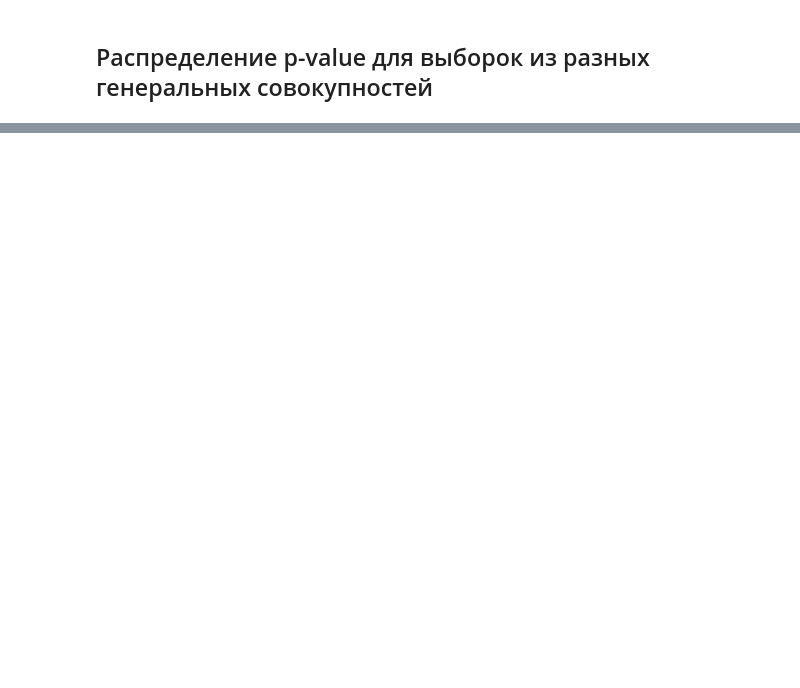
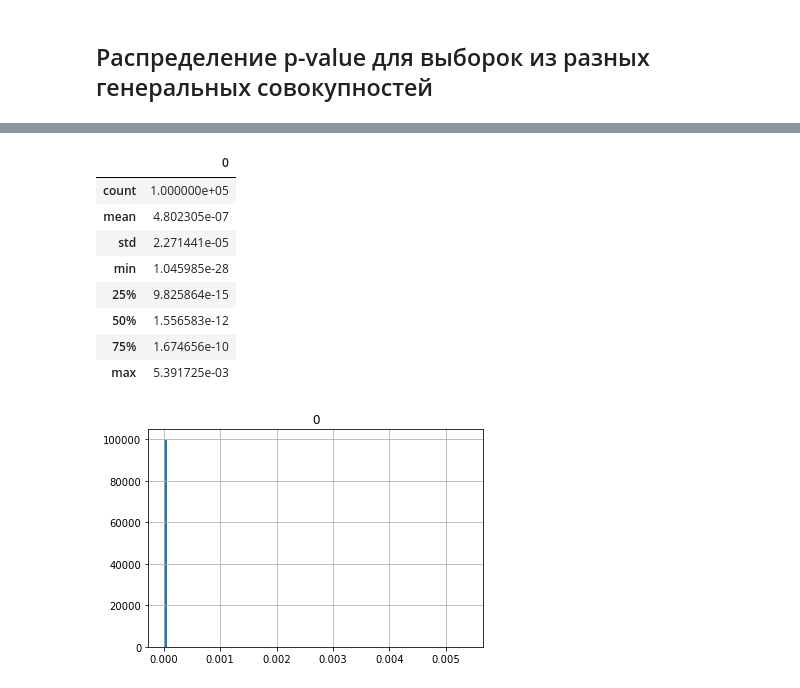
Before and after one commit to panomsk/AB_test_experiments, a Jupyter notebook: AB_test_experiments.ipynb, the cells around one changed output, grey strips where cells are left out. Saved outputs shown, nothing was run; the diff lists cells and outputs as text; code cells hidden in the pictures; blank space fills up the shorter version.

```diff
--- a/AB_test_experiments.ipynb
+++ b/AB_test_experiments.ipynb
@@ -66,0 +95,8 @@ sns.displot(pd.DataFrame(p_val_list), kind='kde', fill=True)
+# %%
+%%time
+p_val_list = []
+for i in tqdm(range(100000)):
+    norm_1 = np.random.normal(101, 10, 10000)
+    norm_2 = np.random.normal(100, 10, 10000)
+    result = ttest_ind(norm_1, norm_2)
+    p_val_list.append(result[1])
@@ -66,0 +105,15 @@ sns.displot(pd.DataFrame(p_val_list), kind='kde', fill=True)
+# %%
+#sns.displot(pd.DataFrame(p_val_list), kind='kde', fill=True)
+pd.DataFrame(p_val_list).hist(bins=100);
+pd.DataFrame(p_val_list).describe()
+# %% [output]
+|  | 0 |
+| count | 1.000000e+05 |
+| mean | 4.802305e-07 |
+| std | 2.271441e-05 |
+| min | 1.045985e-28 |
+| 25% | 9.825864e-15 |
+| 50% | 1.556583e-12 |
+| 75% | 1.674656e-10 |
+| max | 5.391725e-03 |
+[figure, added]
```
Also changed, not shown: parts of 28 cells of this notebook.
